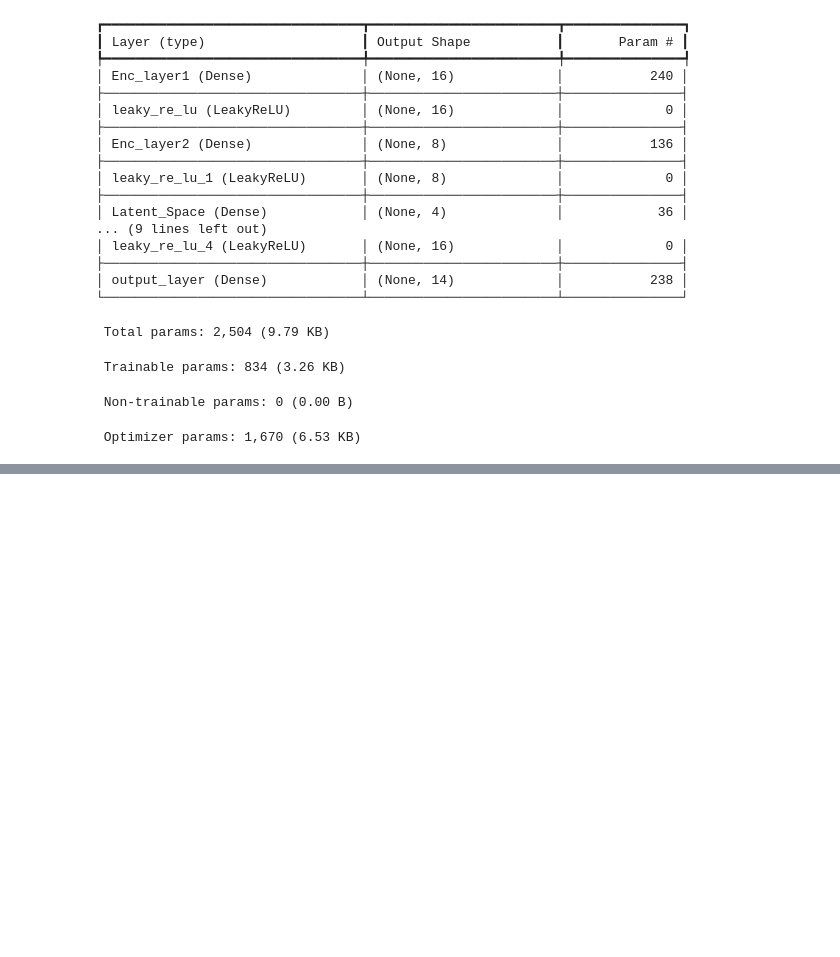
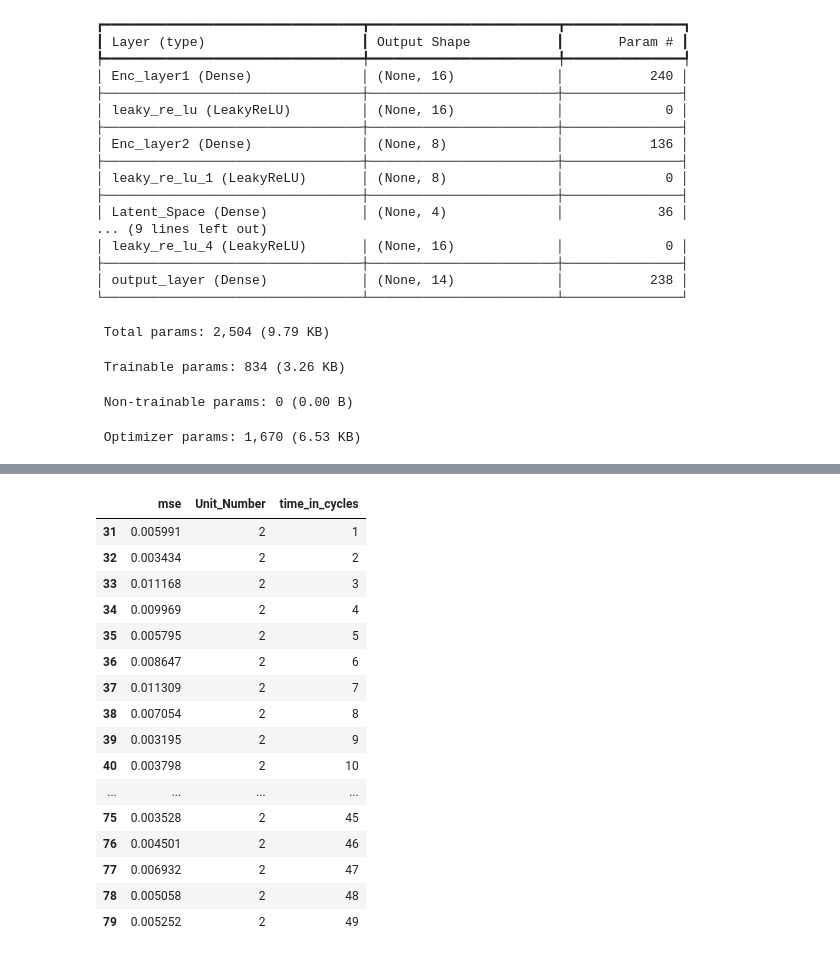
Before and after one commit to ShivaramHR/telemetry-anomaly-detector, a Jupyter notebook: Notebooks/AutoEncoder.ipynb, the cells around one changed output, grey strips where cells are left out. Cells and saved outputs as stored; diff of their text form; code cells hidden in the pictures; blank space fills up the shorter version.

```diff
--- a/Notebooks/AutoEncoder.ipynb
+++ b/Notebooks/AutoEncoder.ipynb
@@ -204,3 +204,6 @@ Model: "sequential"
  Trainable params: 834 (3.26 KB)
  Non-trainable params: 0 (0.00 B)
  Optimizer params: 1,670 (6.53 KB)
+# %%
+X_test = np.load("../Data/Test_Data/scaled_features.npy")
+print(X_test)
@@ -206,0 +218,7 @@ Model: "sequential"
+# %%
+X_test_pred = model.predict(X_test)
+reconstruction = np.mean(np.square(X_test - X_test_pred), axis = 1)
+mse = pd.DataFrame(reconstruction)
+cids = np.load("../Data/Test_Data/identifiers.npy")
+ids = pd.DataFrame(cids)
+ids
@@ -206,0 +240,9 @@ Model: "sequential"
+# %%
+data = pd.concat([ids, mse], axis=1)
+data.columns = ["composite_id", "mse"]
+# %%
+data["Unit_Number"] = data["composite_id"] // 1000
+data["time_in_cycles"] = data["composite_id"] % 1000
+col = ["composite_id"]
+final_data = data.drop(columns = col)
+final_data
@@ -206,0 +263,20 @@ Model: "sequential"
+# %%
+final_data[final_data['Unit_Number'] == 2]
+# %% [output]
+|  | mse | Unit_Number | time_in_cycles |
+| 31 | 0.005991 | 2 | 1 |
+| 32 | 0.003434 | 2 | 2 |
+| 33 | 0.011168 | 2 | 3 |
+| 34 | 0.009969 | 2 | 4 |
+| 35 | 0.005795 | 2 | 5 |
+| 36 | 0.008647 | 2 | 6 |
+| 37 | 0.011309 | 2 | 7 |
+| 38 | 0.007054 | 2 | 8 |
+| 39 | 0.003195 | 2 | 9 |
+| 40 | 0.003798 | 2 | 10 |
+| ... | ... | ... | ... |
+| 75 | 0.003528 | 2 | 45 |
+| 76 | 0.004501 | 2 | 46 |
+| 77 | 0.006932 | 2 | 47 |
+| 78 | 0.005058 | 2 | 48 |
+| 79 | 0.005252 | 2 | 49 |
```
Also changed, not shown: parts of 7 cells of this notebook, 1 other file.
